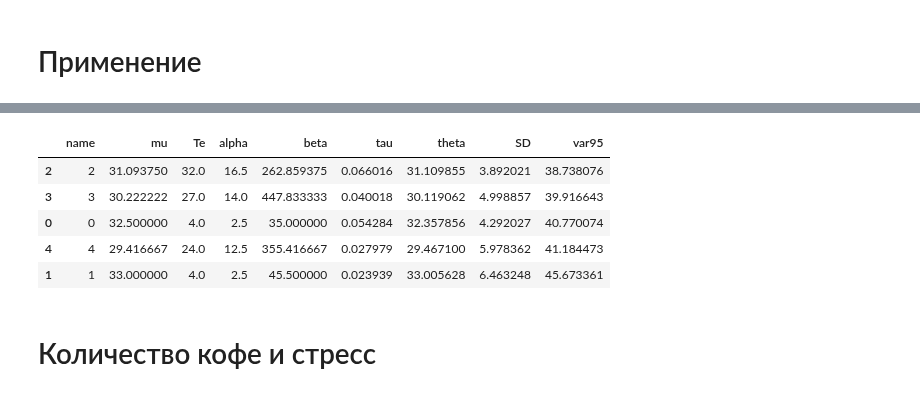
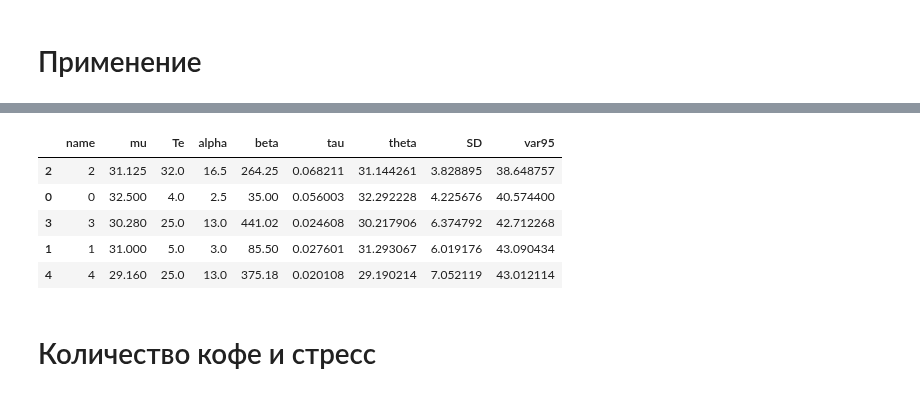
Before and after one commit to ksetdekov/trip_choice_optimizer, a Jupyter notebook: coffee-amount-optimization.ipynb, the cells around one changed output, grey strips where cells are left out. Cells and saved outputs as stored; diff of their text form; code cells hidden in the pictures.

```diff
--- a/coffee-amount-optimization.ipynb
+++ b/coffee-amount-optimization.ipynb
@@ -259,7 +259,10 @@ events = {
     datetime(2025, 3,12): (3, 30),
     datetime(2025, 3,13): (3, 26),
     datetime(2025, 3,14): (4, 26),
-    datetime(2025, 3,15): (4, 38)
+    datetime(2025, 3,15): (4, 38),
+    datetime(2025, 3,16): (2, 33),
+    datetime(2025, 3,17): (4, 23),
+    datetime(2025, 3,18): (1, 23)
 
 }
 
@@ -273,9 +276,9 @@ cups.process_events(events, days=91)
 |  | name | mu | Te | alpha | beta | tau | theta | SD | var95 |
-| 2 | 2 | 31.093750 | 32.0 | 16.5 | 262.859375 | 0.066016 | 31.109855 | 3.892021 | 38.738076 |
-| 3 | 3 | 30.222222 | 27.0 | 14.0 | 447.833333 | 0.040018 | 30.119062 | 4.998857 | 39.916643 |
-| 0 | 0 | 32.500000 | 4.0 | 2.5 | 35.000000 | 0.054284 | 32.357856 | 4.292027 | 40.770074 |
-| 4 | 4 | 29.416667 | 24.0 | 12.5 | 355.416667 | 0.027979 | 29.467100 | 5.978362 | 41.184473 |
-| 1 | 1 | 33.000000 | 4.0 | 2.5 | 45.500000 | 0.023939 | 33.005628 | 6.463248 | 45.673361 |
+| 2 | 2 | 31.125 | 32.0 | 16.5 | 264.25 | 0.068211 | 31.144261 | 3.828895 | 38.648757 |
+| 0 | 0 | 32.500 | 4.0 | 2.5 | 35.00 | 0.056003 | 32.292228 | 4.225676 | 40.574400 |
+| 3 | 3 | 30.280 | 25.0 | 13.0 | 441.02 | 0.024608 | 30.217906 | 6.374792 | 42.712268 |
+| 1 | 1 | 31.000 | 5.0 | 3.0 | 85.50 | 0.027601 | 31.293067 | 6.019176 | 43.090434 |
+| 4 | 4 | 29.160 | 25.0 | 13.0 | 375.18 | 0.020108 | 29.190214 | 7.052119 | 43.012114 |
 # %% [markdown]
 # Количество кофе и стресс
 # %%
```
Also changed, not shown: parts of 6 cells of this notebook.
